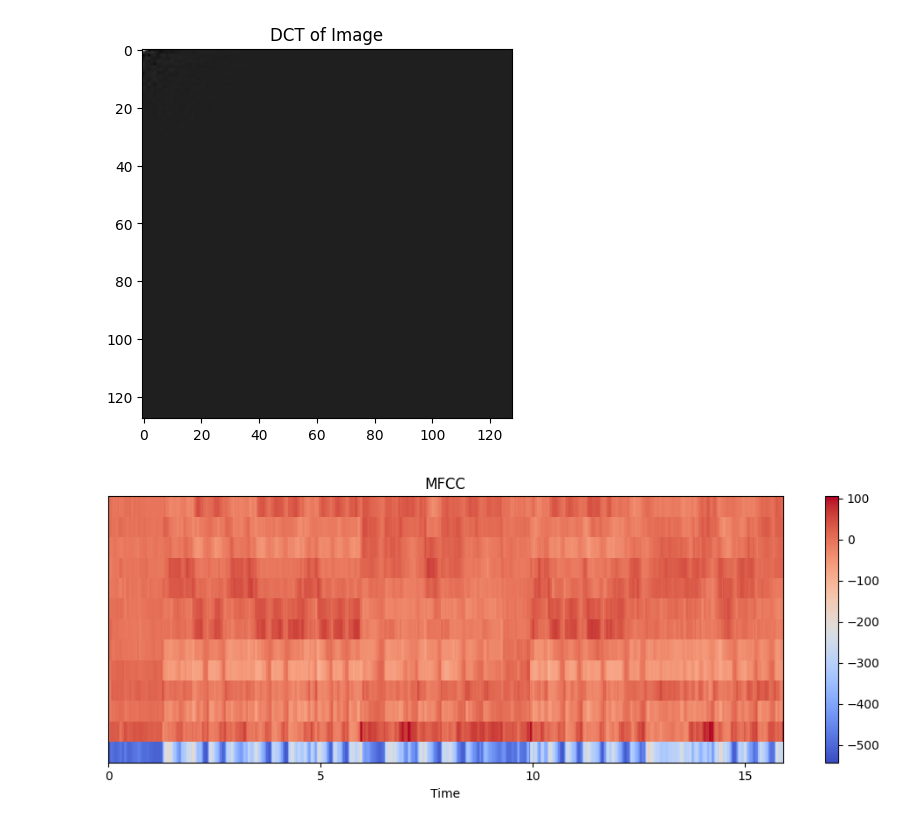
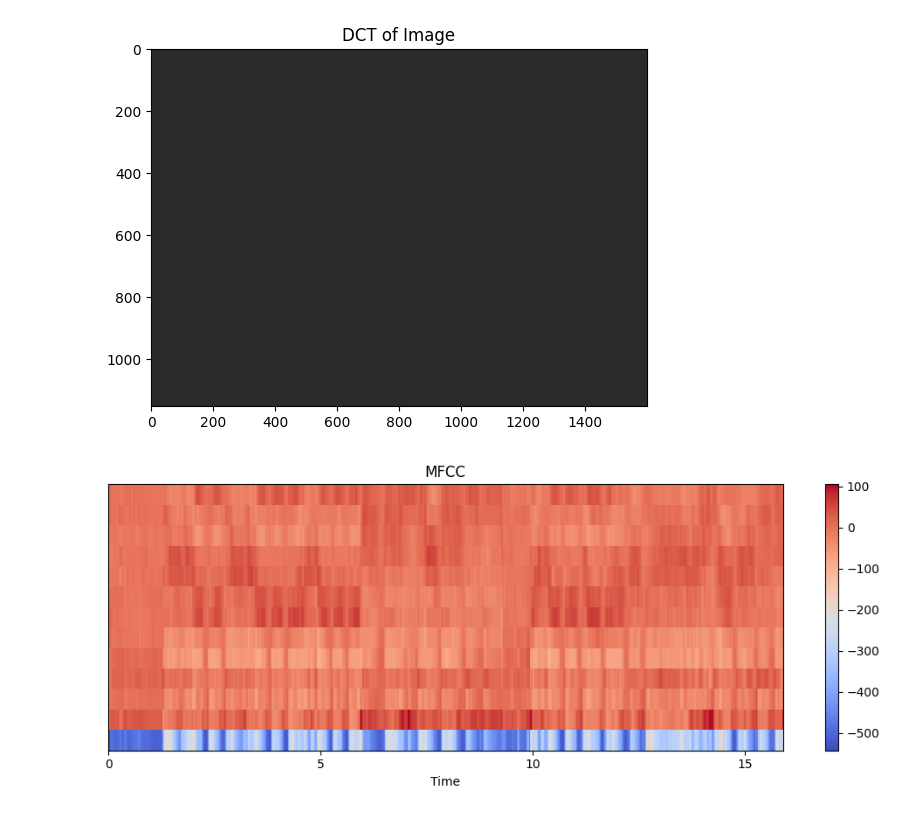
Before and after one commit to Jaan19867/ML-Project, a Jupyter notebook: Untitled7.ipynb, the cells around one changed output. Drawn from its saved outputs; the diff is of its cells as text; code cells hidden in the pictures.

```diff
--- a/Untitled7.ipynb
+++ b/Untitled7.ipynb
@@ -17,40 +19,40 @@ def apply_mfcc(signal, sr):
     return mfccs
 
 # Load an image
-image = cv2.imread('/content/00000.jpg')
+image = cv2.imread('/content/Actor-India-Shah-Rukh-Khan-2011.webp')
 
 # Verify if image is loaded
 if image is None:
     raise ValueError("Image not loaded. Please check the path.")
 
 # Apply DCT to the image
 dct_result = apply_dct(image)
 
 # Plot the DCT result
 plt.imshow(dct_result, cmap='gray')
 plt.title("DCT of Image")
 plt.show()
 
 # Load an audio file
 audio_path = '/content/Test Data.wav'
 signal, sr = librosa.load(audio_path)
 
 # Verify if audio is loaded
 if signal is None:
     raise ValueError("Audio not loaded. Please check the path.")
 
 # Apply MFCC to the audio signal
 mfcc_result = apply_mfcc(signal, sr)
 
 # Plot the MFCC result
 plt.figure(figsize=(10, 4))
 librosa.display.specshow(mfcc_result, sr=sr, x_axis='time')
 plt.colorbar()
 plt.title('MFCC')
 plt.tight_layout()
 plt.show()
 # %% [output]
-[figure, old version]
+[figure, new version]
 [figure]
 # %%
 !pwd
```
Also changed, not shown: parts of 19 cells of this notebook.
